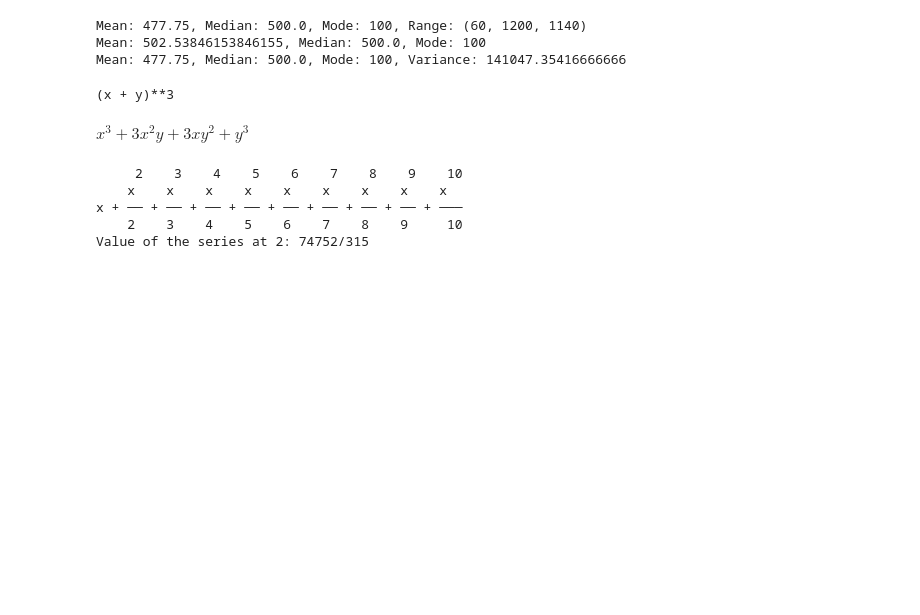
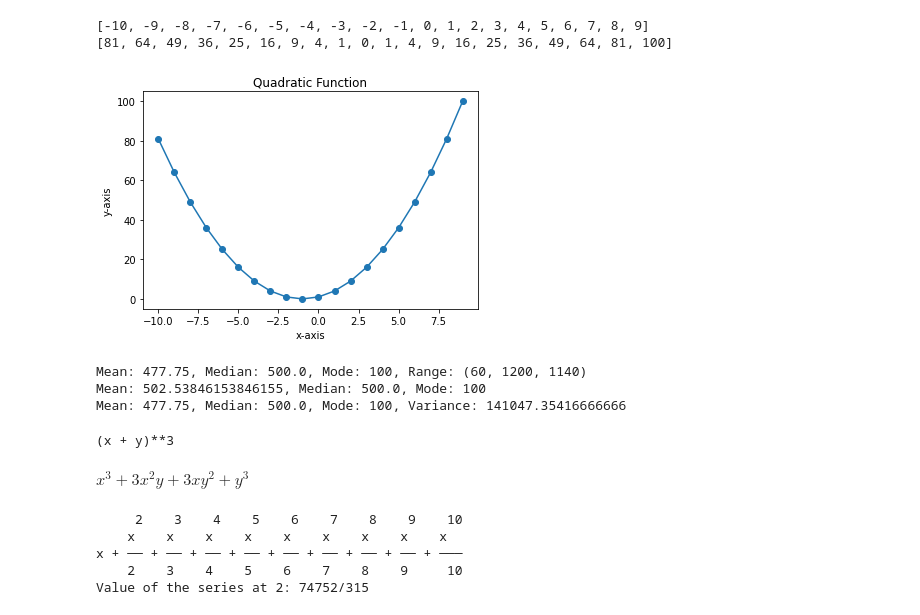
Before and after one commit to himalayahall/cuny-bridge-math, a Jupyter notebook: HW1.ipynb, the cells around one changed output. Drawn from its saved outputs; the diff is of its cells as text; code cells hidden in the pictures; blank space fills up the shorter version.

```diff
--- a/HW1.ipynb
+++ b/HW1.ipynb
@@ -31,33 +31,48 @@ def evenodd(num : int) -> None :
 # Test evenodd
 # evenodd(2)
 # %%
+'''
+Exploring a Quadratic Function Visually
+'''
+
 import matplotlib.pyplot as plt
 from typing import List, Set, Dict, Tuple, Optional
 
 def draw_plot(x :  List[float], y : List[float]) -> None:
   '''
   Draws plot.
   Params:
     x : x values
     y : y values
   '''
   plt.plot(x, y, marker='o')
   plt.xlabel('x-axis')
 
   plt.ylabel('y-axis')
   plt.title('Quadratic Function')
 
 def quad(x : float, a : float, b : float, c : float) -> float:
   '''
   Chapter 2.  Programming Challenge 2 page 55, Exploring a Quadratic Function Visually
   Quadratic function: a(x*x)+(b*x)+c
   Params:
     x : x value
     a : a value, cannot be 0.
     b : b value
     c : constant value
   Returns: a*sqr(x)+b*x+c
   '''
   if (a == 0):
     raise Exception("Invalid argument (a cannot be 0)")
   return (a * pow(x, 2)) + (b * x) + c
+
+# Test quadratic function
+#x = [item for item in range(-10, 10)]
+#y = [quad(item, 1, 2, 1) for item in x]
+#draw_plot(x, y)
+#print(x)
+#print(y)
+# %% [output]
+[-10, -9, -8, -7, -6, -5, -4, -3, -2, -1, 0, 1, 2, 3, 4, 5, 6, 7, 8, 9]
+[81, 64, 49, 36, 25, 16, 9, 4, 1, 0, 1, 4, 9, 16, 25, 36, 49, 64, 81, 100]
+[figure, added]
```
Also changed, not shown: parts of 4 cells of this notebook.
